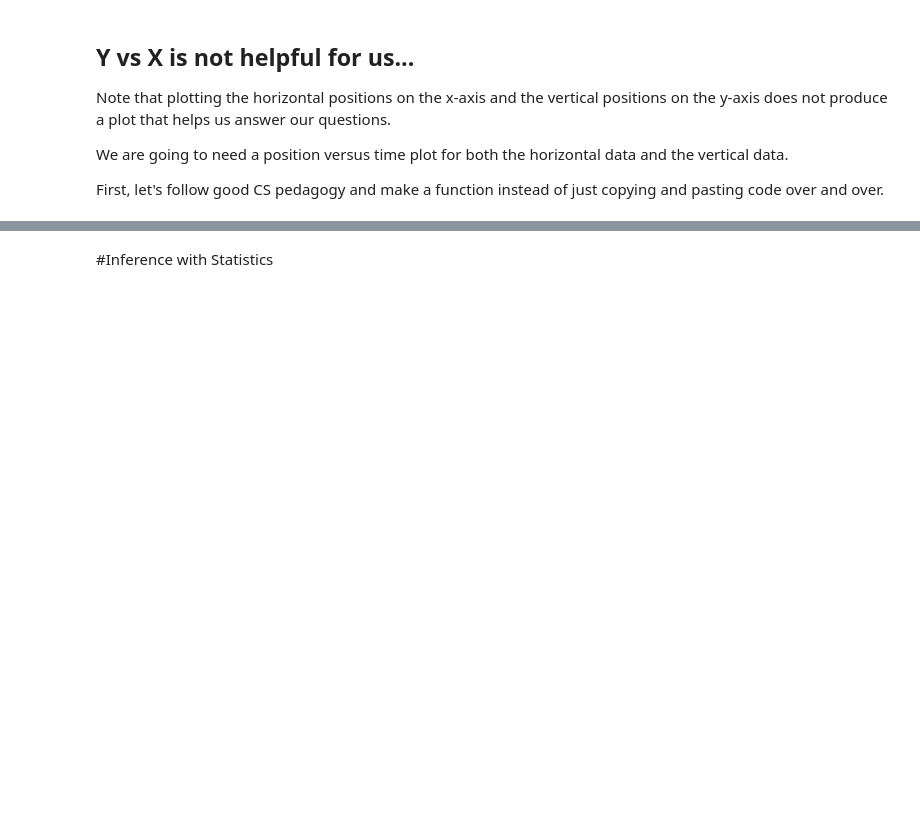
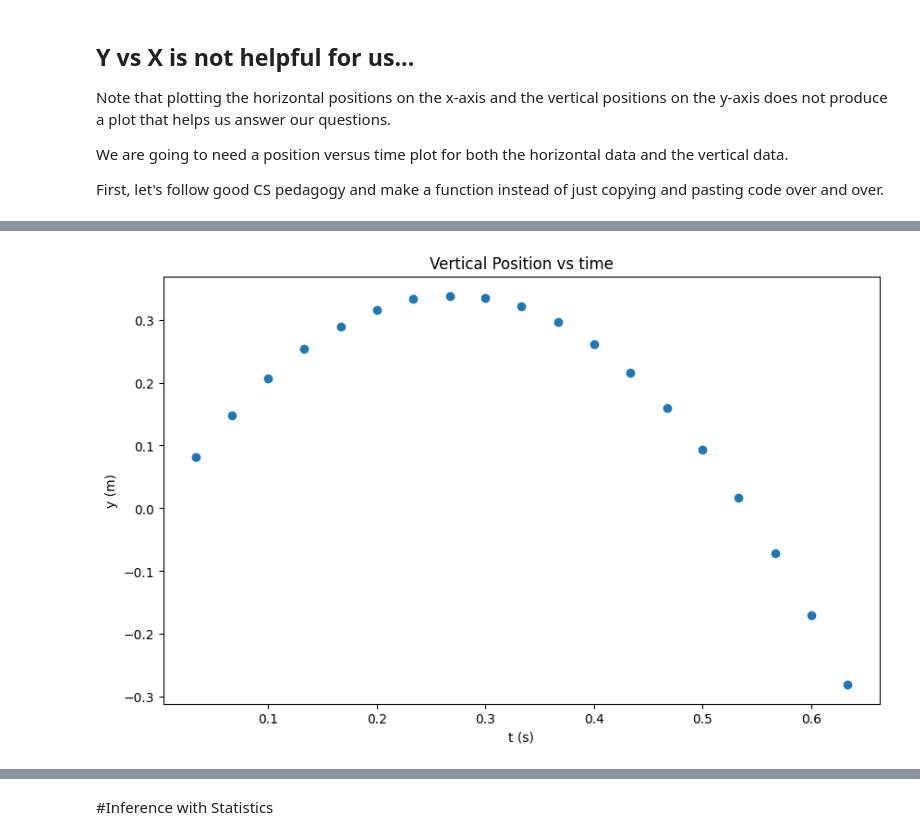
Before and after one commit to jimmynewland/colabnotebooks, a Jupyter notebook: Ball_Toss_Data_Investigation.ipynb, the cells around one changed output, grey strips where cells are left out. Drawn from its saved outputs; the diff is of its cells as text; code cells hidden in the pictures; blank space fills up the shorter version.

```diff
--- a/Ball_Toss_Data_Investigation.ipynb
+++ b/Ball_Toss_Data_Investigation.ipynb
@@ -88,6 +114,9 @@ def makePlot(xAxisLabel: str, yAxisLabel: str, title: str):
 # %%
 #@title Plot the Vertical Position vs Time
 # Try the makePlot function here. Hint: x-axis is 't (s)' and y-axis is 'y (m)'
+makePlot('t (s)','y (m)', 'Vertical Position vs time')
+# %% [output]
+[figure, added]
 # %%
 #@title Plot the Vertical Speed vs Time
 # Try the makePlot function here. Hint: x-axis is 't (s)' and y-axis is 'vy (m)'
```
Also changed, not shown: parts of 11 cells of this notebook.
